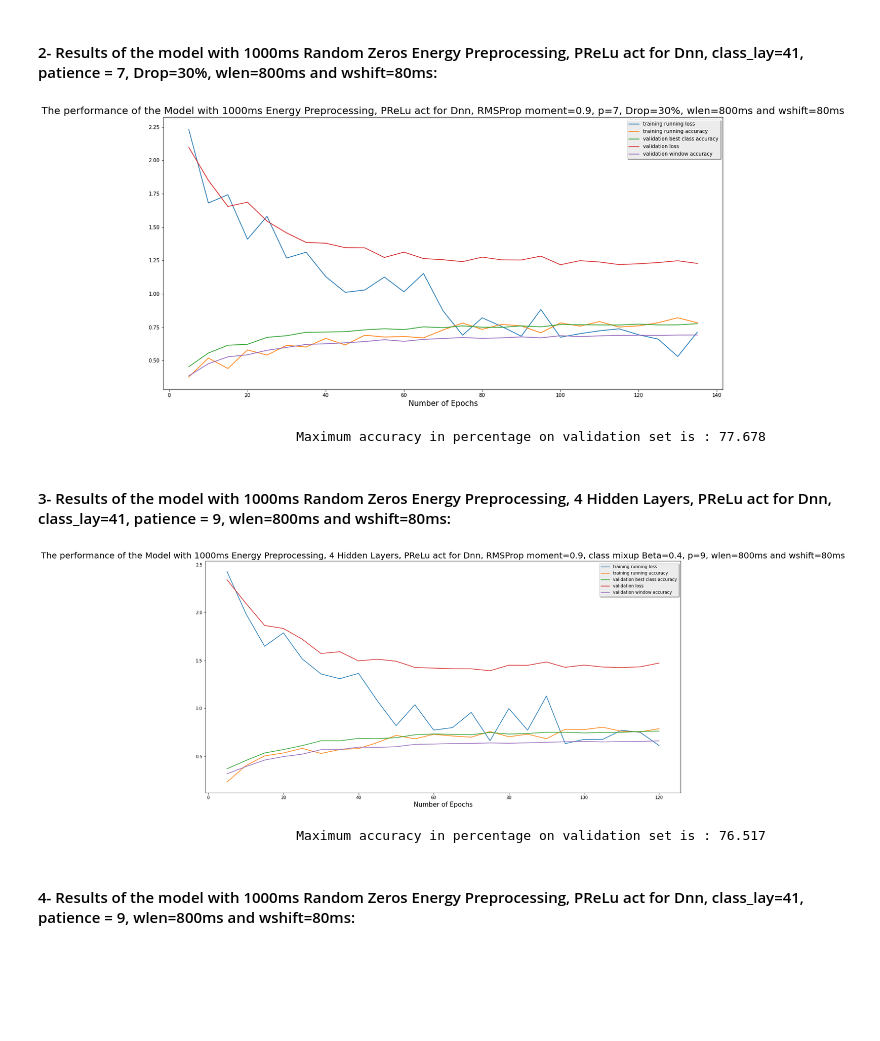
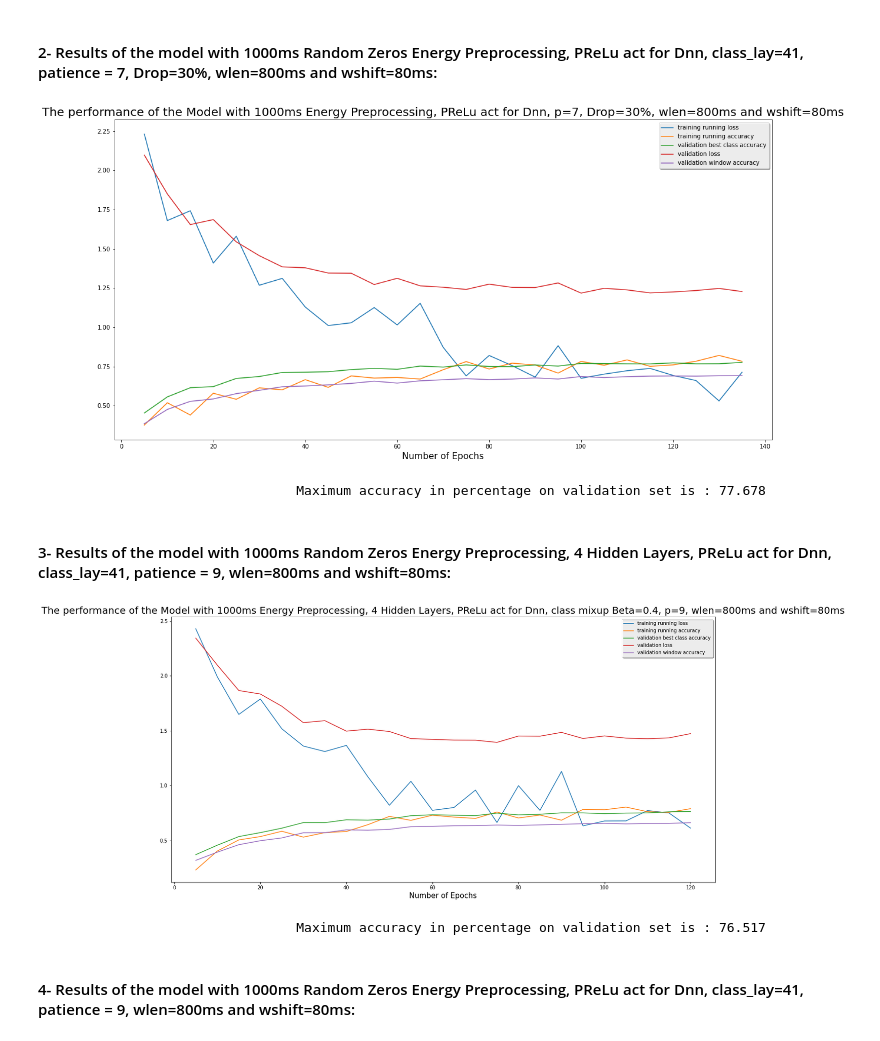
Before and after one commit to Learningchipmunk/SincNet_v2.0, a Jupyter notebook: Net_Performance_Analysis.ipynb, the cells around one changed output. Cells and saved outputs as stored; diff of their text form; code cells hidden in the pictures; blank space fills up the shorter version.

```diff
--- a/Net_Performance_Analysis.ipynb
+++ b/Net_Performance_Analysis.ipynb
@@ -314,11 +330,11 @@ filename = filename + ".res"
 used_var, indexes = readResults(path, filename)
 # %%
 ## Organizing all the needed data in lists:
-name = 'Model with 1000ms Energy Preprocessing, PReLu act for Dnn, RMSProp moment=0.9, p=7, Drop=30%, wlen=800ms and wshift=80ms'
+name = 'Model with 1000ms Energy Preprocessing, PReLu act for Dnn, p=7, Drop=30%, wlen=800ms and wshift=80ms'
 
 PlotPerfs(name, used_var)
 # %% [output]
-[figure, old version]
+[figure, new version]
                                  Maximum accuracy in percentage on validation set is : 77.678
 # %% [markdown]
 #### 3- Results of the model with 1000ms Random Zeros Energy Preprocessing, 4 Hidden Layers, PReLu act for Dnn, class_lay=41, patience = 9, wlen=800ms and wshift=80ms:
@@ -330,11 +346,11 @@ filename = filename + ".res"
 used_var, indexes = readResults(path, filename)
 # %%
 ## Organizing all the needed data in lists:
-name = 'Model with 1000ms Energy Preprocessing, 4 Hidden Layers, PReLu act for Dnn, RMSProp moment=0.9, class mixup Beta=0.4, p=9, wlen=800ms and wshift=80ms'
+name = 'Model with 1000ms Energy Preprocessing, 4 Hidden Layers, PReLu act for Dnn, class mixup Beta=0.4, p=9, wlen=800ms and wshift=80ms'
 
 PlotPerfs(name, used_var)
 # %% [output]
-[figure, old version]
+[figure, new version]
                                  Maximum accuracy in percentage on validation set is : 76.517
 # %% [markdown]
 #### 4- Results of the model with 1000ms Random Zeros Energy Preprocessing, PReLu act for Dnn, class_lay=41, patience = 9, wlen=800ms and wshift=80ms:
```
Also changed, not shown: parts of 16 cells of this notebook, 26 other files.
